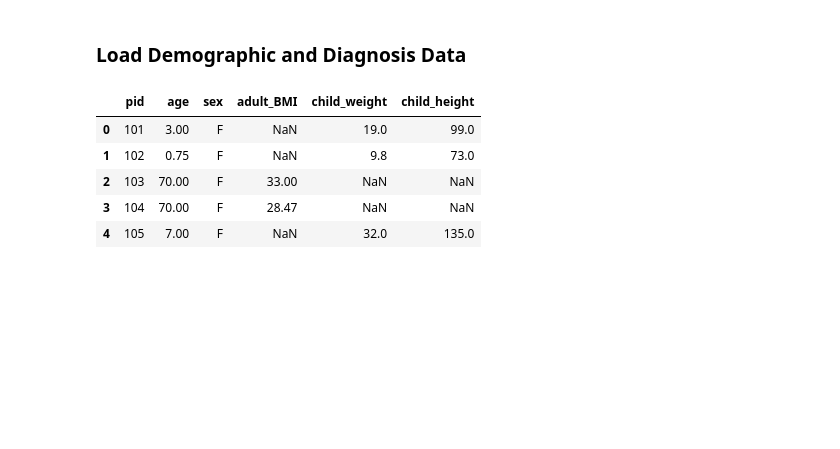
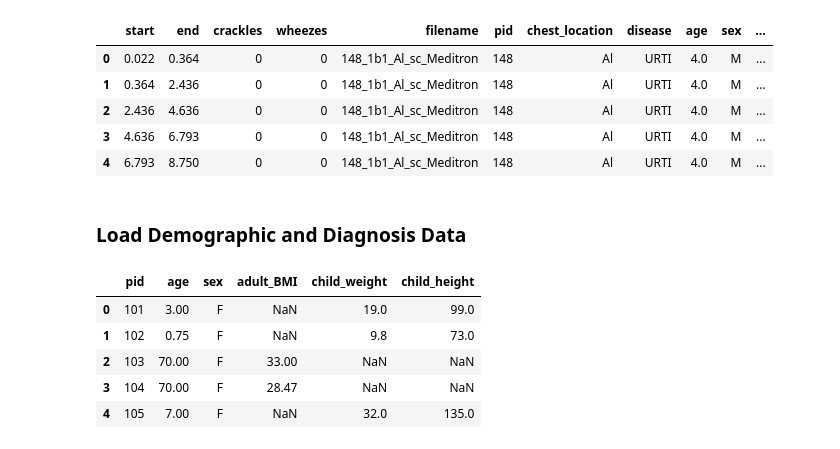
Before and after one commit to mi-mi-mia/smart-stethoscope, a Jupyter notebook: notebooks/mi-mi-mia_experimenting.ipynb, the cells around one changed output. Drawn from its saved outputs; the diff is of its cells as text; code cells hidden in the pictures; blank space fills up the shorter version.

```diff
--- a/notebooks/mi-mi-mia_experimenting.ipynb
+++ b/notebooks/mi-mi-mia_experimenting.ipynb
@@ -23,3 +38,13 @@ data_loading.extract_breathing_cycles()
+# %%
+test = data_loading.load_tabular_data()
+test.head()
+# %% [output]
+|  | start | end | crackles | wheezes | filename | pid | chest_location | disease | age | sex | ... |
+| 0 | 0.022 | 0.364 | 0 | 0 | 148_1b1_Al_sc_Meditron | 148 | Al | URTI | 4.0 | M | ... |
+| 1 | 0.364 | 2.436 | 0 | 0 | 148_1b1_Al_sc_Meditron | 148 | Al | URTI | 4.0 | M | ... |
+| 2 | 2.436 | 4.636 | 0 | 0 | 148_1b1_Al_sc_Meditron | 148 | Al | URTI | 4.0 | M | ... |
+| 3 | 4.636 | 6.793 | 0 | 0 | 148_1b1_Al_sc_Meditron | 148 | Al | URTI | 4.0 | M | ... |
+| 4 | 6.793 | 8.750 | 0 | 0 | 148_1b1_Al_sc_Meditron | 148 | Al | URTI | 4.0 | M | ... |
 # %% [markdown]
 ### Load Demographic and Diagnosis Data
 # %%
```
Also changed, not shown: parts of 1 cell of this notebook, 1 other file.
